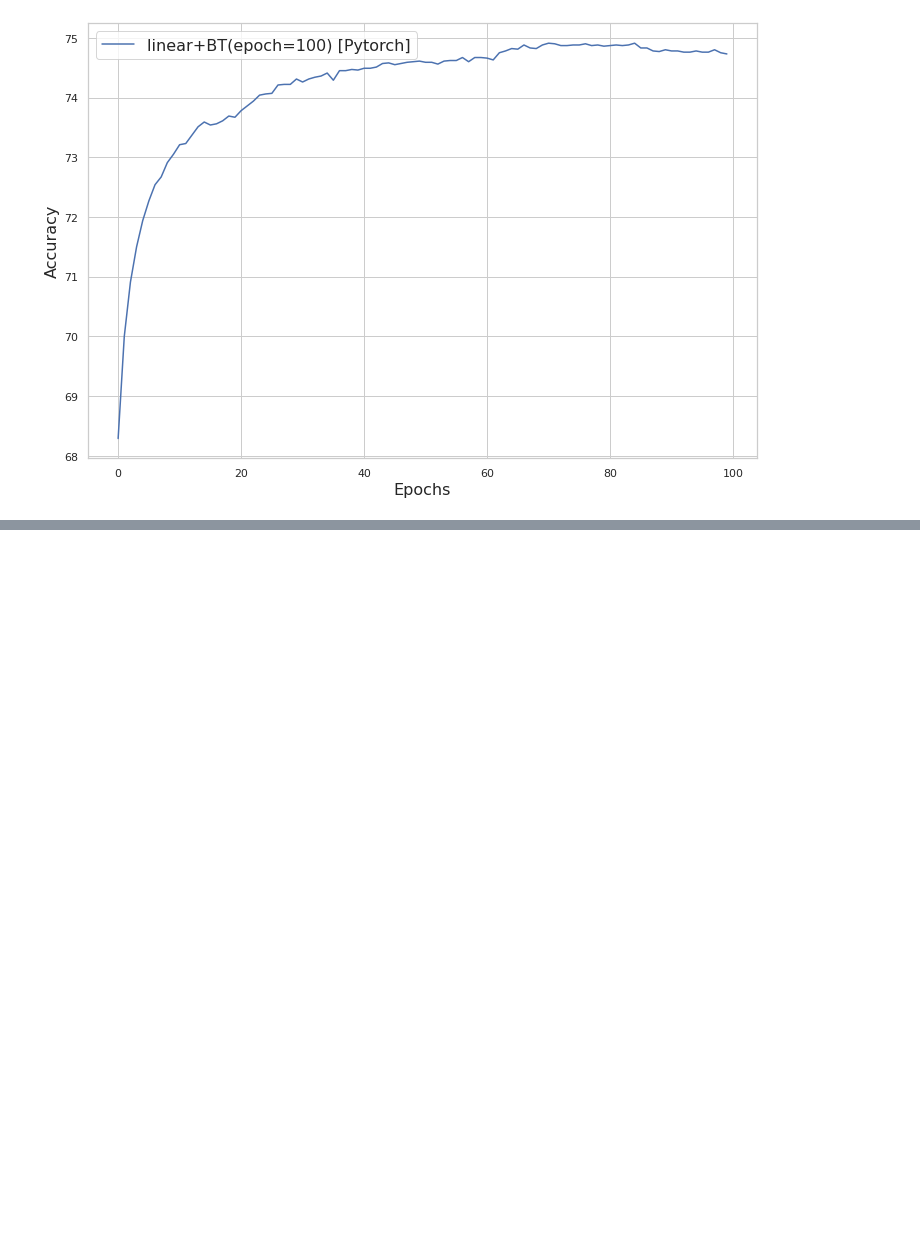
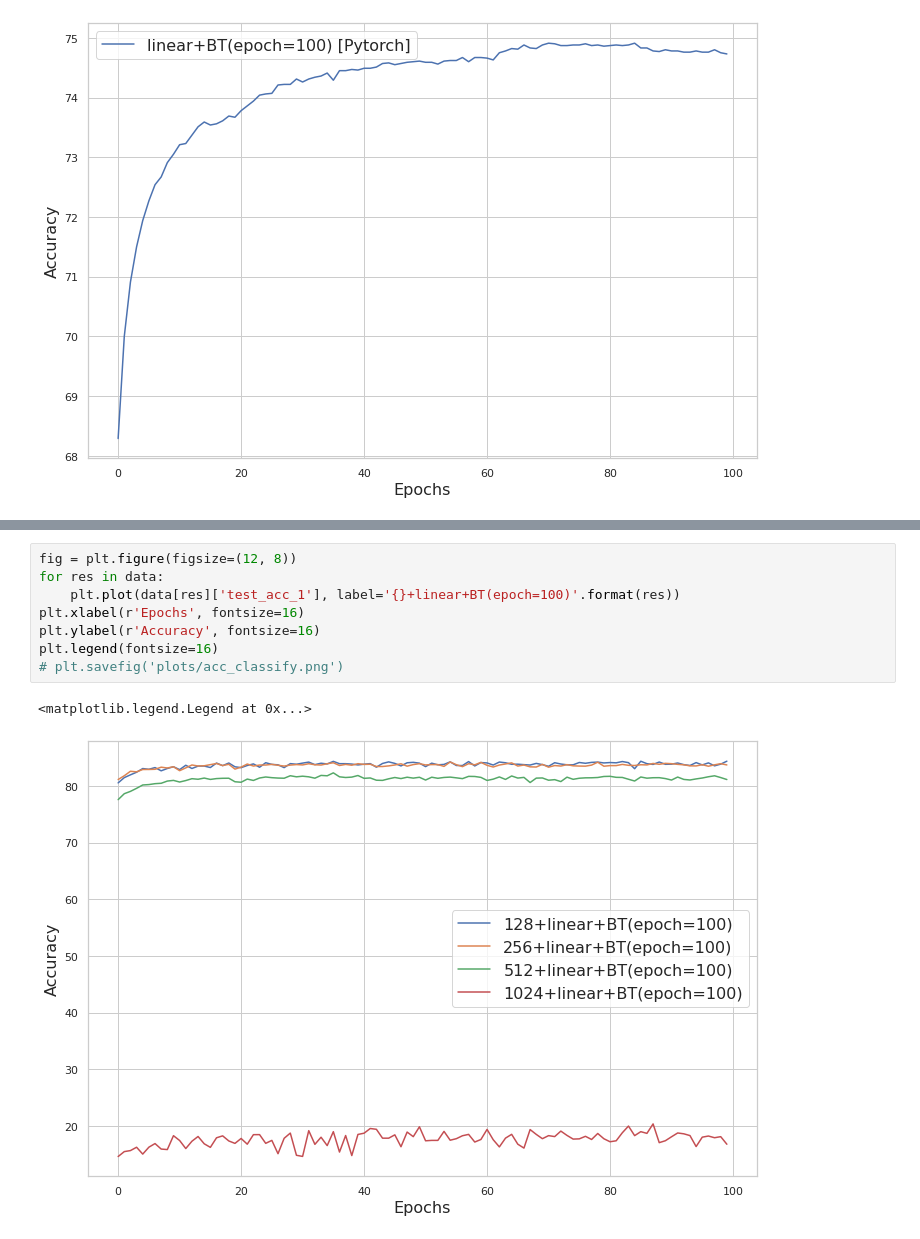
Before and after one commit to kumarkrishna/fastssl, a Jupyter notebook: nb/results.ipynb, the cells around one changed output, grey strips where cells are left out. Drawn from its saved outputs; the diff is of its cells as text; blank space fills up the shorter version.

```diff
--- a/nb/results.ipynb
+++ b/nb/results.ipynb
@@ -62,0 +88,11 @@ plt.legend(fontsize=16)
+# %%
+fig = plt.figure(figsize=(12, 8))
+for res in data:
+    plt.plot(data[res]['test_acc_1'], label='{}+linear+BT(epoch=100)'.format(res))
+plt.xlabel(r'Epochs', fontsize=16)
+plt.ylabel(r'Accuracy', fontsize=16)
+plt.legend(fontsize=16)
+# plt.savefig('plots/acc_classify.png')
+# %% [output]
+<matplotlib.legend.Legend at 0x...>
+[figure, added]
```
Also changed, not shown: parts of 3 cells of this notebook, 7 other files.
